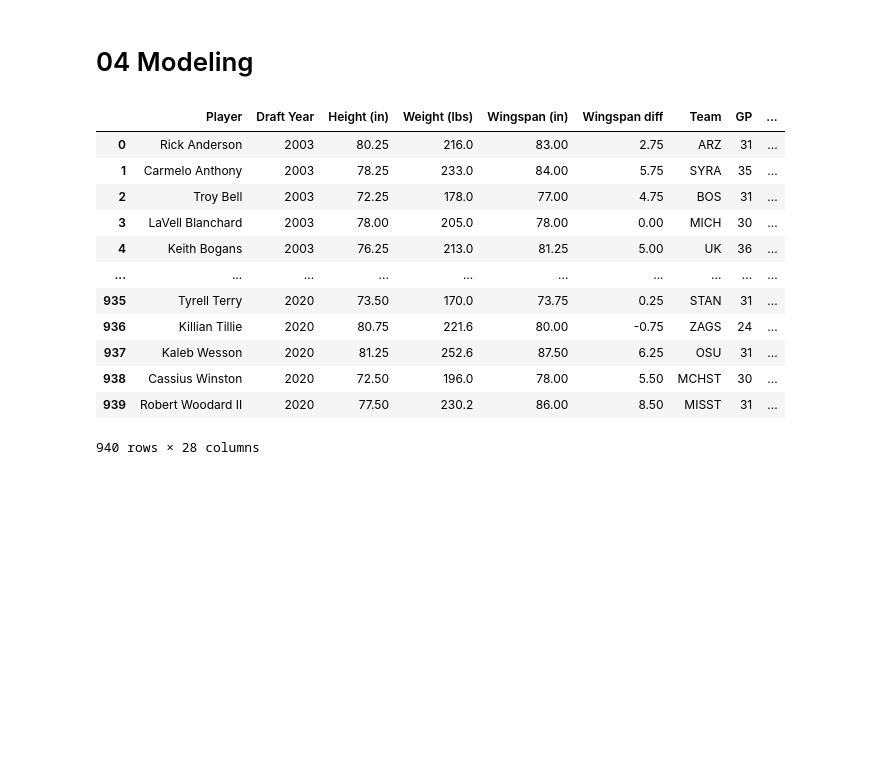
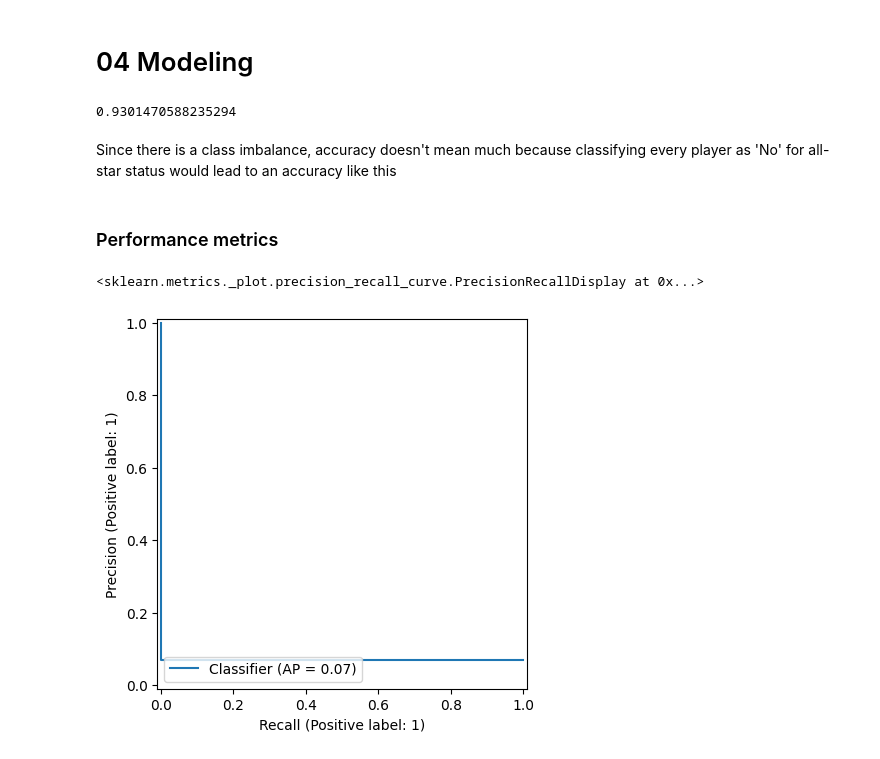
Before and after one commit to jkenzak/nbadraft, a Jupyter notebook: notebooks/04_modeling.ipynb, the cells around one changed output. Drawn from its saved outputs; the diff is of its cells as text; code cells hidden in the pictures; blank space fills up the shorter version.

Commit message:
Model optimization

```diff
--- a/notebooks/04_modeling.ipynb
+++ b/notebooks/04_modeling.ipynb
@@ -8,22 +14,25 @@ from sklearn.metrics import accuracy_score, classification_report
 # %%
 df = pd.read_csv('../data/processed/merged_data.csv')
 df['Weight (lbs)'] = df['Weight (lbs)'].replace('-', np.nan)
-train_df = df.query("`Draft Year` <= 2020") # Filter out the new/undeveloped players
-train_df
+train_df = df.query("`Draft Year` <= 2019") # Filter out the new/undeveloped players
-# %% [output]
-|  | Player | Draft Year | Height (in) | Weight (lbs) | Wingspan (in) | Wingspan diff | Team | GP | ... |
-| 0 | Rick Anderson | 2003 | 80.25 | 216.0 | 83.00 | 2.75 | ARZ | 31 | ... |
-| 1 | Carmelo Anthony | 2003 | 78.25 | 233.0 | 84.00 | 5.75 | SYRA | 35 | ... |
-| 2 | Troy Bell | 2003 | 72.25 | 178.0 | 77.00 | 4.75 | BOS | 31 | ... |
-| 3 | LaVell Blanchard | 2003 | 78.00 | 205.0 | 78.00 | 0.00 | MICH | 30 | ... |
-| 4 | Keith Bogans | 2003 | 76.25 | 213.0 | 81.25 | 5.00 | UK | 36 | ... |
-| ... | ... | ... | ... | ... | ... | ... | ... | ... | ... |
-| 935 | Tyrell Terry | 2020 | 73.50 | 170.0 | 73.75 | 0.25 | STAN | 31 | ... |
-| 936 | Killian Tillie | 2020 | 80.75 | 221.6 | 80.00 | -0.75 | ZAGS | 24 | ... |
-| 937 | Kaleb Wesson | 2020 | 81.25 | 252.6 | 87.50 | 6.25 | OSU | 31 | ... |
-| 938 | Cassius Winston | 2020 | 72.50 | 196.0 | 78.00 | 5.50 | MCHST | 30 | ... |
-| 939 | Robert Woodard II | 2020 | 77.50 | 230.2 | 86.00 | 8.50 | MISST | 31 | ... |
-940 rows × 28 columns
 # %%
 X = train_df.drop(['Player', 'Draft Year', 'Team', 'All-Star'], axis=1) # Get rid of qualitative columns
 y = train_df['All-Star'].map({'Yes': 1, 'No': 0})
+
+X_train, X_test, y_train, y_test = train_test_split(X, y, test_size=0.3, random_state=47)
+# %%
+model = RandomForestClassifier(random_state=47)
+model.fit(X_train, y_train)
+predicted = model.predict(X_test)
+print (accuracy_score(y_test, predicted))
+# %% [output]
+0.9301470588235294
+# %% [markdown]
+Since there is a class imbalance, accuracy doesn't mean much because classifying every player as 'No' for all-star status would lead to an accuracy like this
+# %% [markdown]
+### Performance metrics
+# %%
+PrecisionRecallDisplay.from_predictions(y_test, predicted)
+# %% [output]
+<sklearn.metrics._plot.precision_recall_curve.PrecisionRecallDisplay at 0x...>
+[figure, added]
```
Also changed, not shown: parts of 20 cells of this notebook.
